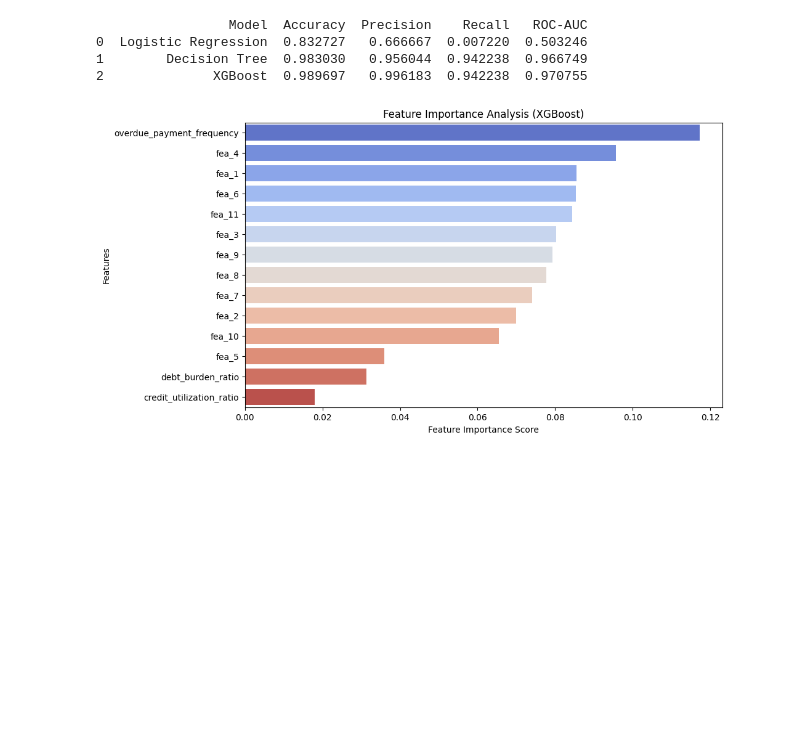
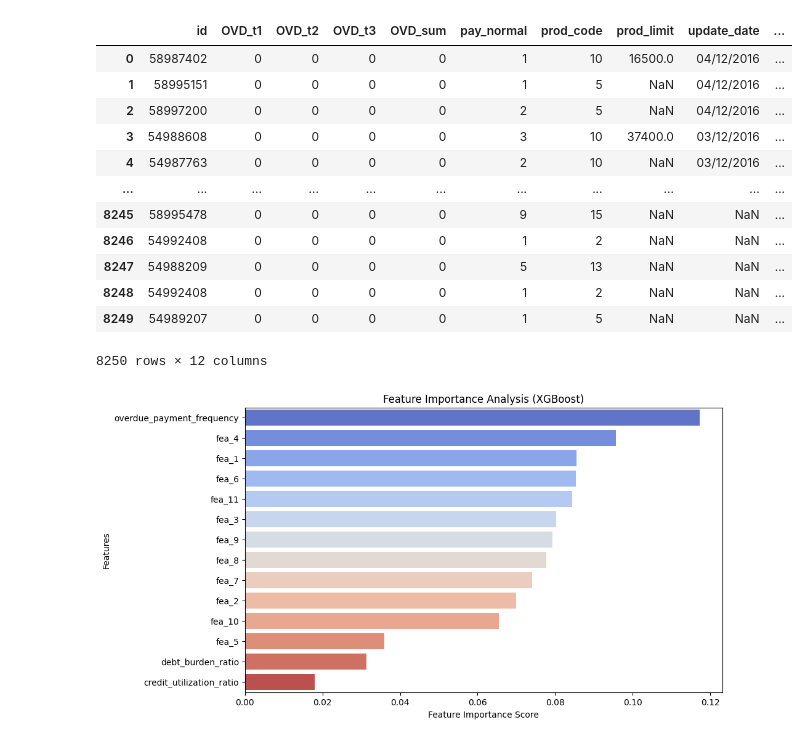
Before and after one commit to CooperCortinas/CreditRisk, a Jupyter notebook: CreditRisk.ipynb, the cells around one changed output. Saved outputs shown, nothing was run; the diff lists cells and outputs as text; code cells hidden in the pictures; blank space fills up the shorter version.

```diff
--- a/CreditRisk.ipynb
+++ b/CreditRisk.ipynb
@@ -18,3 +34,19 @@ payment_data = pd.read_csv("data\payment_data.csv")
+# %%
+payment_data
+# %% [output]
+|  | id | OVD_t1 | OVD_t2 | OVD_t3 | OVD_sum | pay_normal | prod_code | prod_limit | update_date | ... |
+| 0 | 58987402 | 0 | 0 | 0 | 0 | 1 | 10 | 16500.0 | 04/12/2016 | ... |
+| 1 | 58995151 | 0 | 0 | 0 | 0 | 1 | 5 | NaN | 04/12/2016 | ... |
+| 2 | 58997200 | 0 | 0 | 0 | 0 | 2 | 5 | NaN | 04/12/2016 | ... |
+| 3 | 54988608 | 0 | 0 | 0 | 0 | 3 | 10 | 37400.0 | 03/12/2016 | ... |
+| 4 | 54987763 | 0 | 0 | 0 | 0 | 2 | 10 | NaN | 03/12/2016 | ... |
+| ... | ... | ... | ... | ... | ... | ... | ... | ... | ... | ... |
+| 8245 | 58995478 | 0 | 0 | 0 | 0 | 9 | 15 | NaN | NaN | ... |
+| 8246 | 54992408 | 0 | 0 | 0 | 0 | 1 | 2 | NaN | NaN | ... |
+| 8247 | 54988209 | 0 | 0 | 0 | 0 | 5 | 13 | NaN | NaN | ... |
+| 8248 | 54992408 | 0 | 0 | 0 | 0 | 1 | 2 | NaN | NaN | ... |
+| 8249 | 54989207 | 0 | 0 | 0 | 0 | 1 | 5 | NaN | NaN | ... |
+8250 rows × 12 columns
 # %%
 
 # Merge both datasets on 'id' to bring together customer details and payment history
@@ -84,7 +113,7 @@ results = [
 
 # Displaying the model performance comparison
 results_df = pd.DataFrame(results)
-print(results_df)
+#print(results_df)
 
 # Analyzing which features were the most important in the XGBoost model
 importances = xgb.feature_importances_
@@ -99,8 +128,4 @@ plt.ylabel("Features")
 plt.title("Feature Importance Analysis (XGBoost)")
 plt.show()
 # %% [output]
-                 Model  Accuracy  Precision    Recall   ROC-AUC
-0  Logistic Regression  0.832727   0.666667  0.007220  0.503246
-1        Decision Tree  0.983030   0.956044  0.942238  0.966749
-2              XGBoost  0.989697   0.996183  0.942238  0.970755
 [figure]
```
Also changed, not shown: parts of 7 cells of this notebook.
